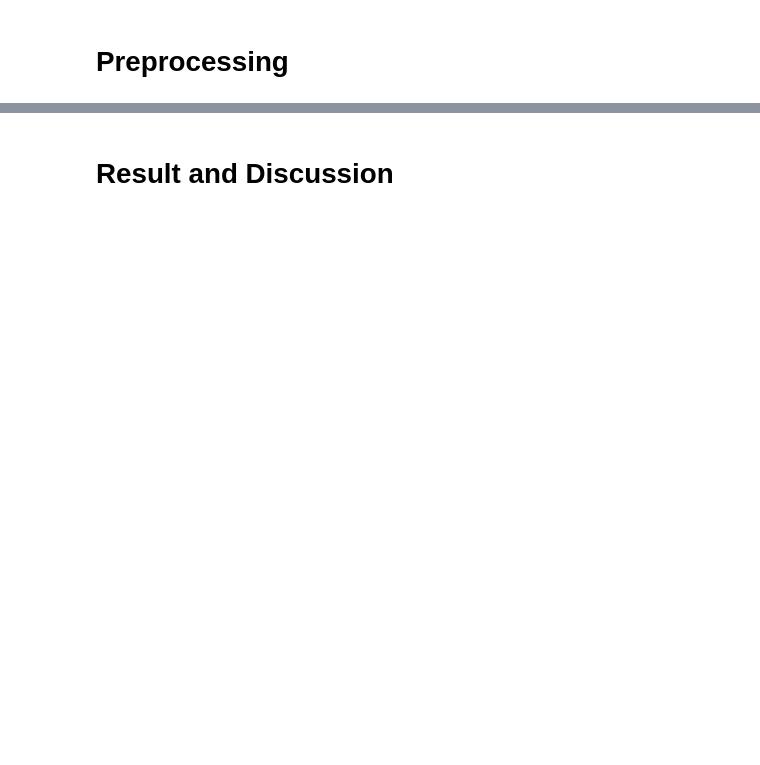
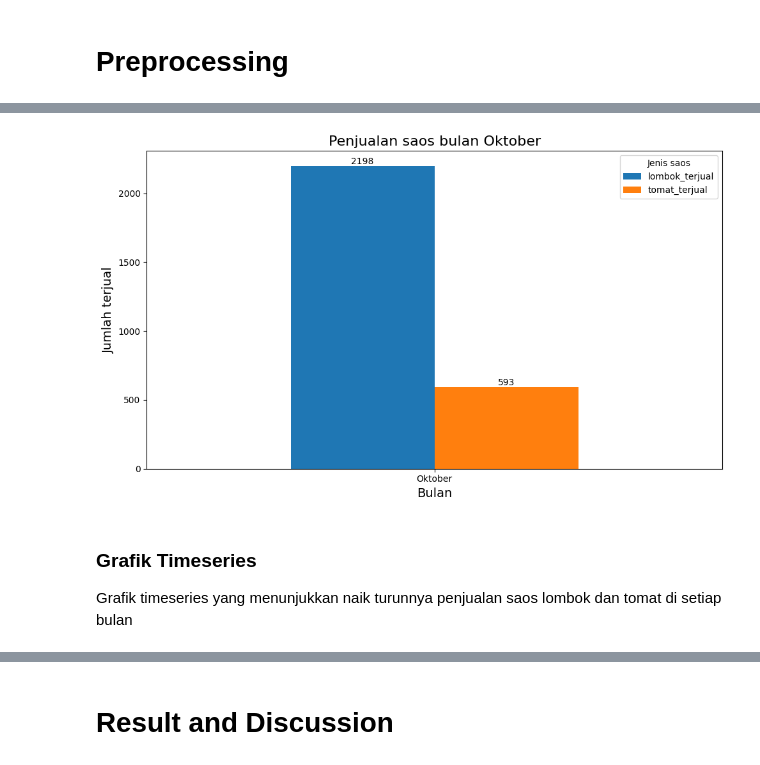
Before and after one commit to slidingsoul/bda_final, a Jupyter notebook: bda_final_notebook.ipynb, the cells around one changed output, grey strips where cells are left out. Cells and saved outputs as stored; diff of their text form; code cells hidden in the pictures; blank space fills up the shorter version.

```diff
--- a/bda_final_notebook.ipynb
+++ b/bda_final_notebook.ipynb
@@ -400,0 +171,22 @@ tanggal
+# %%
+# Sel ini memvisualisasikan jumlah penjualan saos lombok dan tomat pada bulan Oktober dalam bentuk grafik batang
+ax2 = sales_per_month2.plot(kind='bar', figsize=(10, 6), legend=True)
+
+plt.title('Penjualan saos bulan Oktober', fontsize=16)
+plt.xlabel('Bulan', fontsize=14)
+plt.ylabel('Jumlah terjual', fontsize=14)
+
+for container in ax2.containers:
+    ax2.bar_label(container, label_type='edge', fontsize=10)
+
+plt.xticks(ticks=range(len(sales_per_month2)), labels=['Oktober'], rotation=0)
+
+
+plt.legend(title='Jenis saos')
+plt.tight_layout()
+plt.show()
+# %% [output]
+[figure, added]
+# %% [markdown]
+### Grafik Timeseries
+Grafik timeseries yang menunjukkan naik turunnya penjualan saos lombok dan tomat di setiap bulan
```
Also changed, not shown: parts of 63 cells of this notebook, 1 other file.
